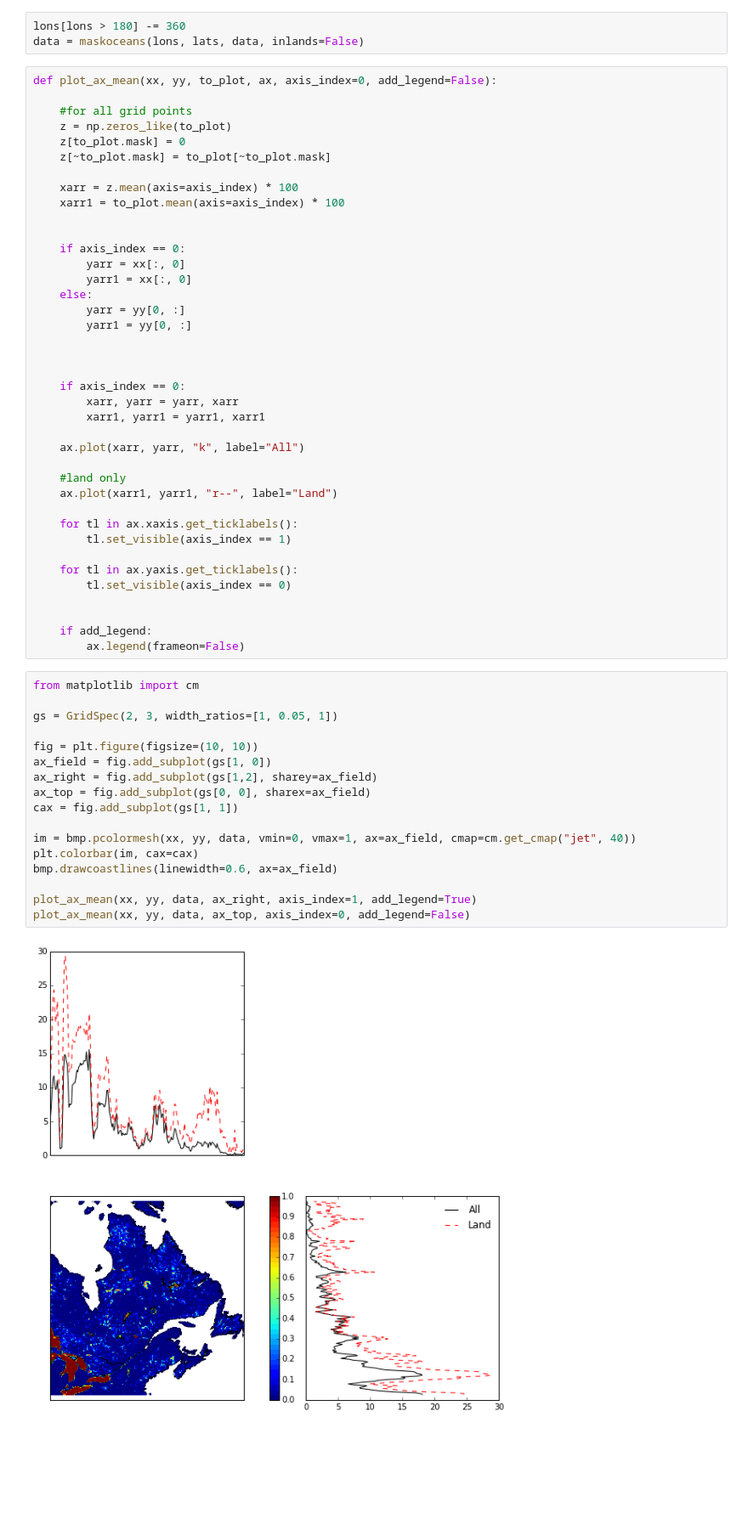
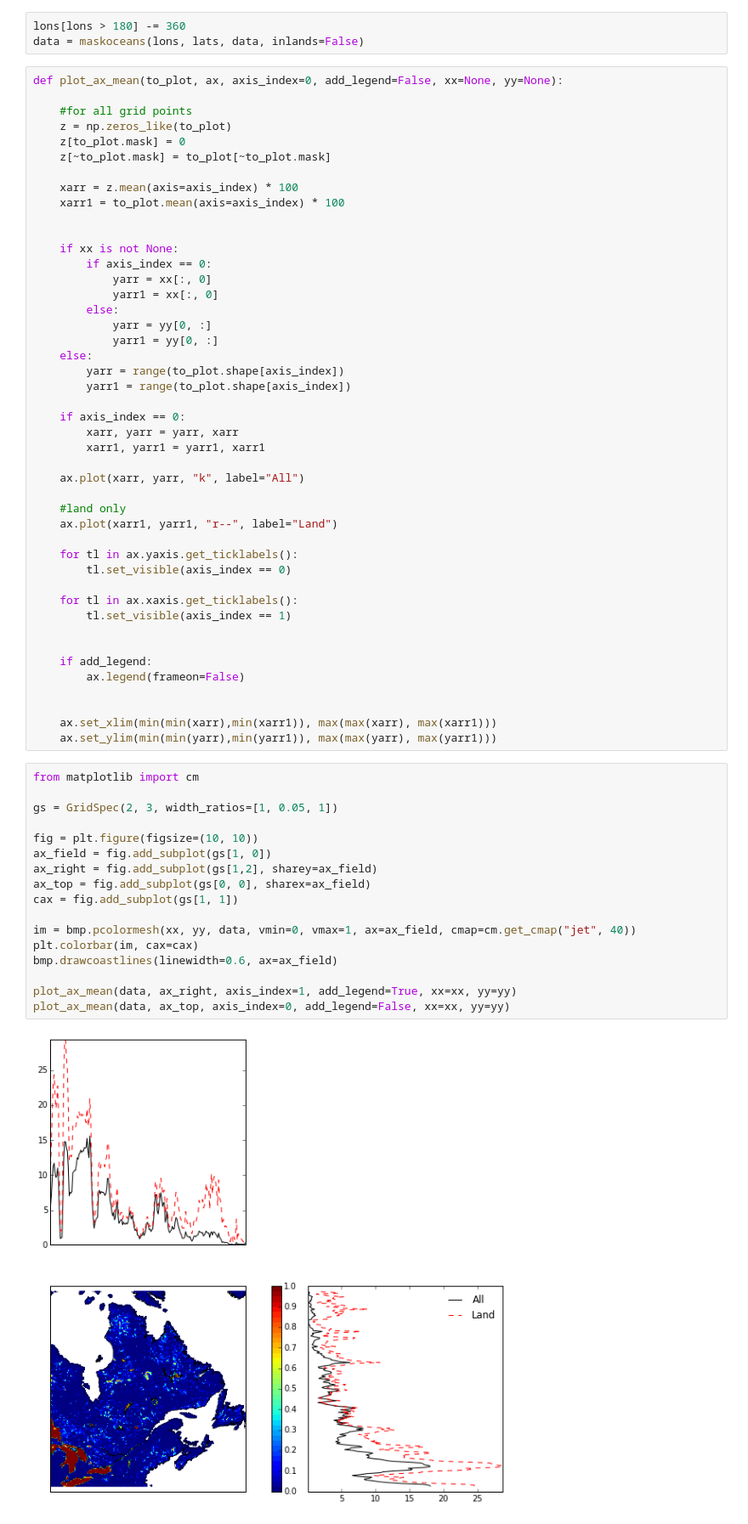
Before and after one commit to guziy/PyNotebooks, a Jupyter notebook: plot_lake_fractions.ipynb, the cells around one changed output. Shown at 85% size. Drawn from its saved outputs; the diff is of its cells as text; blank space fills up the shorter version.

Commit message:
finish the plot

```diff
--- a/plot_lake_fractions.ipynb
+++ b/plot_lake_fractions.ipynb
@@ -49,7 +49,7 @@ xx, yy = bmp(lons, lats)
 lons[lons > 180] -= 360
 data = maskoceans(lons, lats, data, inlands=False)
 # %%
-def plot_ax_mean(xx, yy, to_plot, ax, axis_index=0, add_legend=False):
+def plot_ax_mean(to_plot, ax, axis_index=0, add_legend=False, xx=None, yy=None):
 
     #for all grid points
     z = np.zeros_like(to_plot)
@@ -60,14 +60,16 @@ def plot_ax_mean(xx, yy, to_plot, ax, axis_index=0, add_legend=False):
     xarr1 = to_plot.mean(axis=axis_index) * 100
 
 
-    if axis_index == 0:
-        yarr = xx[:, 0]
-        yarr1 = xx[:, 0]
+    if xx is not None:
+        if axis_index == 0:
+            yarr = xx[:, 0]
+            yarr1 = xx[:, 0]
+        else:
+            yarr = yy[0, :]
+            yarr1 = yy[0, :]
     else:
-        yarr = yy[0, :]
-        yarr1 = yy[0, :]
-
-
+        yarr = range(to_plot.shape[axis_index])
+        yarr1 = range(to_plot.shape[axis_index])
 
     if axis_index == 0:
         xarr, yarr = yarr, xarr
@@ -78,31 +80,35 @@ def plot_ax_mean(xx, yy, to_plot, ax, axis_index=0, add_legend=False):
     #land only
     ax.plot(xarr1, yarr1, "r--", label="Land")
 
+    for tl in ax.yaxis.get_ticklabels():
+        tl.set_visible(axis_index == 0)
+
     for tl in ax.xaxis.get_ticklabels():
         tl.set_visible(axis_index == 1)
-
-    for tl in ax.yaxis.get_ticklabels():
-        tl.set_visible(axis_index == 0)
 
 
     if add_legend:
         ax.legend(frameon=False)
+
+
+    ax.set_xlim(min(min(xarr),min(xarr1)), max(max(xarr), max(xarr1)))
+    ax.set_ylim(min(min(yarr),min(yarr1)), max(max(yarr), max(yarr1)))
 # %%
 from matplotlib import cm
 
 gs = GridSpec(2, 3, width_ratios=[1, 0.05, 1])
 
 fig = plt.figure(figsize=(10, 10))
 ax_field = fig.add_subplot(gs[1, 0])
 ax_right = fig.add_subplot(gs[1,2], sharey=ax_field)
 ax_top = fig.add_subplot(gs[0, 0], sharex=ax_field)
 cax = fig.add_subplot(gs[1, 1])
 
 im = bmp.pcolormesh(xx, yy, data, vmin=0, vmax=1, ax=ax_field, cmap=cm.get_cmap("jet", 40))
 plt.colorbar(im, cax=cax)
 bmp.drawcoastlines(linewidth=0.6, ax=ax_field)
 
-plot_ax_mean(xx, yy, data, ax_right, axis_index=1, add_legend=True)
-plot_ax_mean(xx, yy, data, ax_top, axis_index=0, add_legend=False)
+plot_ax_mean(data, ax_right, axis_index=1, add_legend=True, xx=xx, yy=yy)
+plot_ax_mean(data, ax_top, axis_index=0, add_legend=False, xx=xx, yy=yy)
 # %% [output]
-[figure, old version]
+[figure, new version]
```
Also changed, not shown: parts of 5 cells of this notebook.
